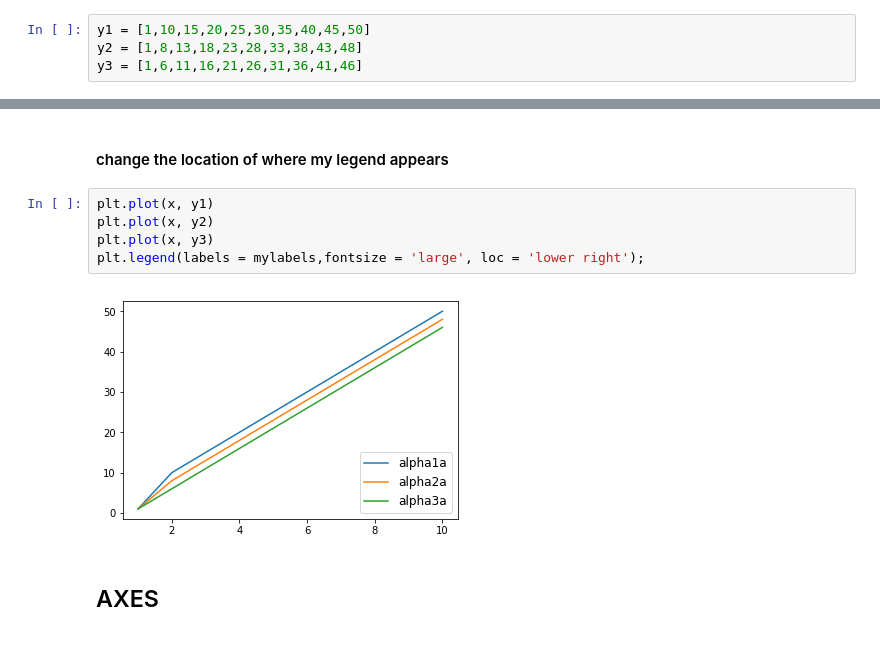
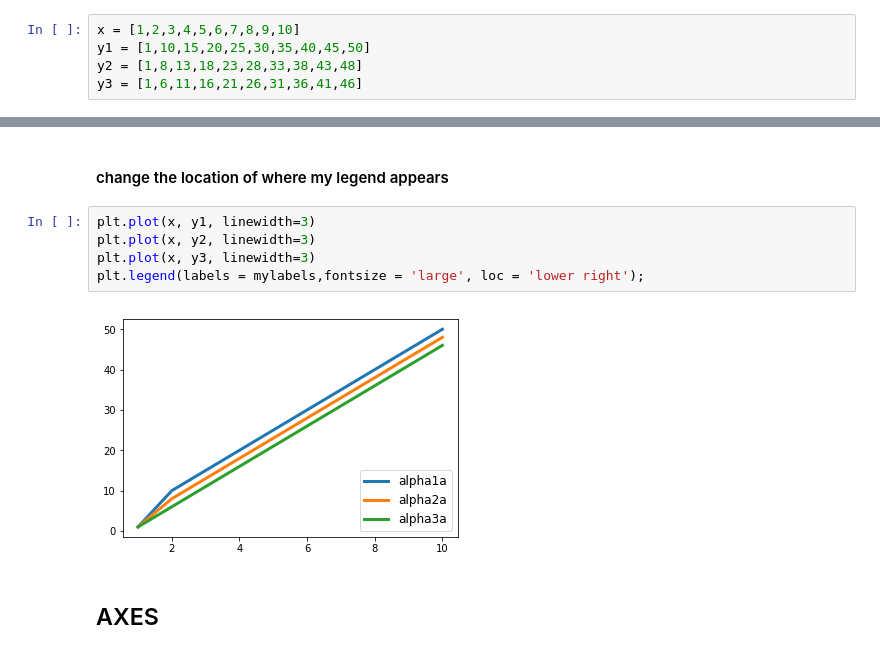
Before and after one commit to MarkCruse/python-jupyter-notebooks, a Jupyter notebook: Understanding_Matplotlib.ipynb, the cells around one changed output, grey strips where cells are left out. Drawn from its saved outputs; the diff is of its cells as text.

```diff
--- a/Understanding_Matplotlib.ipynb
+++ b/Understanding_Matplotlib.ipynb
@@ -72,6 +74,7 @@ plt.scatter(x, y, marker = 's', color = 'red')
 #### change the transparency for lines
 Pass in the alpha parameter to your plot. Alpha can be set from 0 to 1, where 0 is completely transparent and 1 is no transparency.
 # %%
+x = [1,2,3,4,5,6,7,8,9,10]
 y1 = [1,10,15,20,25,30,35,40,45,50]
 y2 = [1,8,13,18,23,28,33,38,43,48]
 y3 = [1,6,11,16,21,26,31,36,41,46]
@@ -117,12 +120,12 @@ plt.legend(labels = mylabels,fontsize = 'x-small');
 # %% [markdown]
 #### change the location of where my legend appears
 # %%
-plt.plot(x, y1)
-plt.plot(x, y2)
-plt.plot(x, y3)
+plt.plot(x, y1, linewidth=3)
+plt.plot(x, y2, linewidth=3)
+plt.plot(x, y3, linewidth=3)
 plt.legend(labels = mylabels,fontsize = 'large', loc = 'lower right');
 # %% [output]
-[figure, old version]
+[figure, new version]
 # %% [markdown]
 ## AXES
 # %% [markdown]
```
Also changed, not shown: parts of 11 cells of this notebook, 4 other files.
